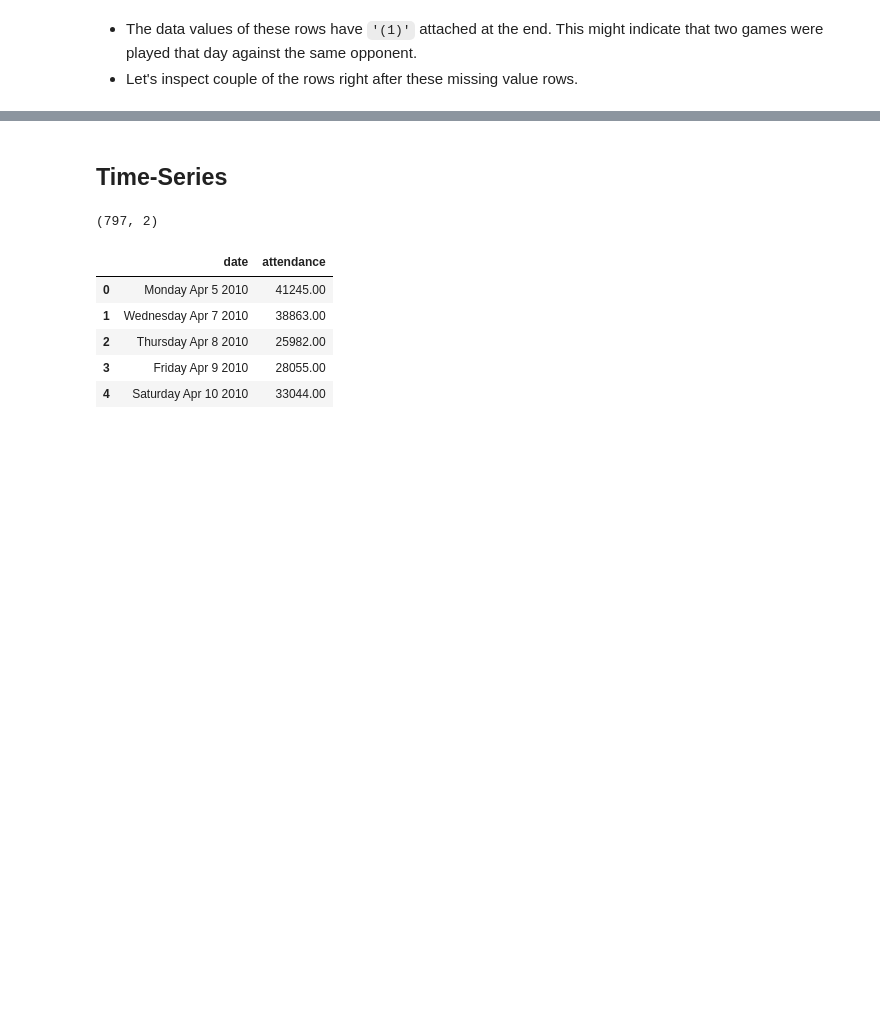
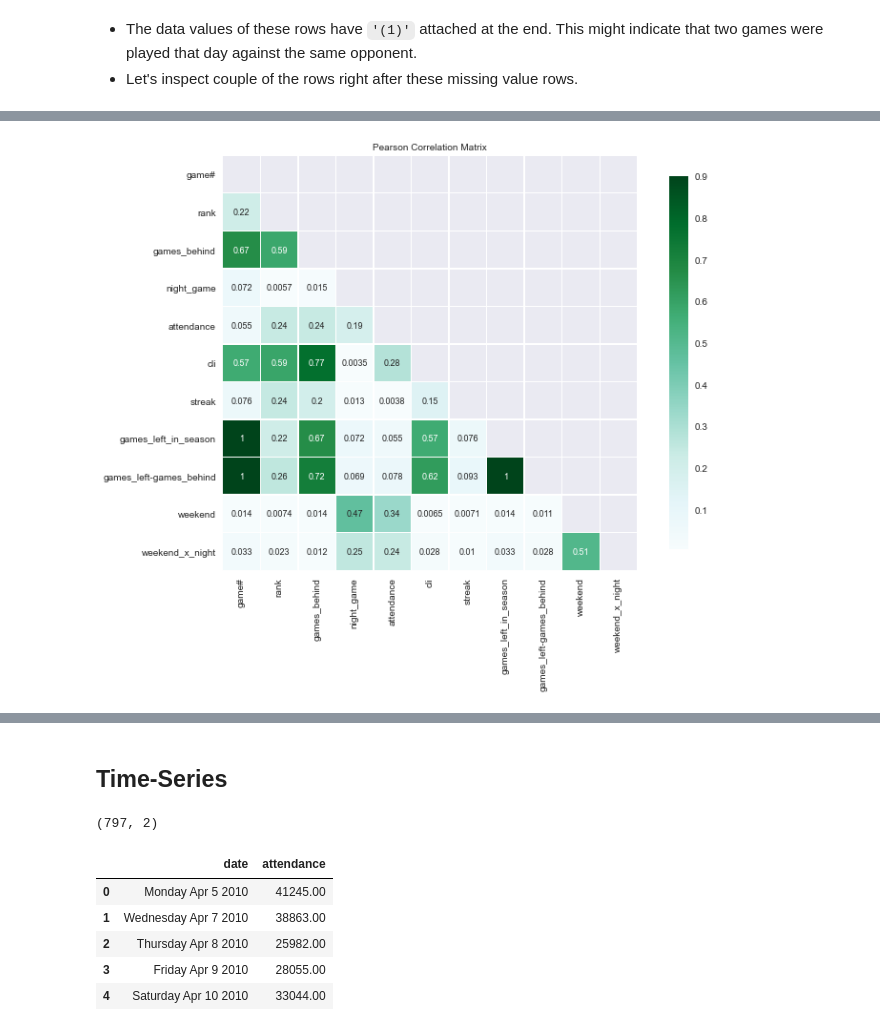
Before and after one commit to ykfarhan/forecasting-nymets-attendance, a Jupyter notebook: mlb_data.ipynb, the cells around one changed output, grey strips where cells are left out. Saved outputs shown, nothing was run; the diff lists cells and outputs as text; code cells hidden in the pictures; blank space fills up the shorter version.

```diff
--- a/mlb_data.ipynb
+++ b/mlb_data.ipynb
@@ -179,0 +232,20 @@ nym_home.head()
+# %%
+nym_home['month'] = nym_home['date'].apply(lambda x : x.split()[1])
+# %%
+nym_home['games_left-games_behind'] = nym_home['games_left_in_season'] - np.abs(nym_home['games_behind'])
+# %%
+nym_home['weekend'] = nym_home['day_of_week'].apply(lambda x: 1 if (x == 'Saturday') | (x == 'Sunday') else 0 )
+# %%
+nym_home['weekend_x_night'] = nym_home['weekend'] * nym_home['night_game']
+# %%
+mask = np.zeros_like(nym_home.corr().abs(), dtype=np.bool)
+mask[np.triu_indices_from(mask)] = True
+
+f, ax = plt.subplots(figsize=(12, 8))
+plt.title('Pearson Correlation Matrix',fontsize=10)
+
+sns.heatmap(nym_home.corr().abs(),linewidths=0.25,vmax=0.9,square=True,cmap="BuGn", #"BuGn_r" to reverse
+            linecolor='w',annot=True,annot_kws={"size":9},mask=mask,cbar_kws={"shrink": .9});
+plt.show()
+# %% [output]
+[figure, added]
```
Also changed, not shown: parts of 67 cells of this notebook.
